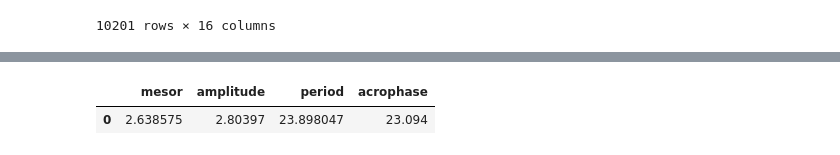
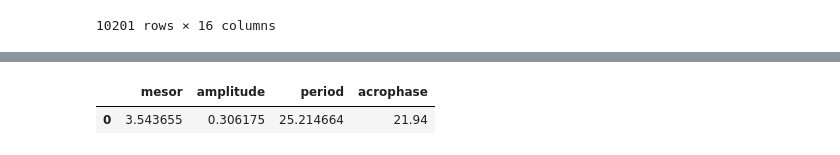
Before and after one commit to raffaelemazziotti/thermal_labeler, a Jupyter notebook: analysis_pd.ipynb, the cells around one changed output, grey strips where cells are left out. Drawn from its saved outputs; the diff is of its cells as text; code cells hidden in the pictures.

```diff
--- a/analysis_pd.ipynb
+++ b/analysis_pd.ipynb
@@ -312,0 +289,3 @@ plt.tight_layout()
+# %%
+data_min = sub.get_data(4)
+data_min
@@ -313,10 +306,10 @@ plt.tight_layout()
 # %%
 
-cos = Cosinor(data_min['distance'], 10+ (data_min.index/60),fs=60)
+cos = Cosinor(data_min['temp_rt_diff'], 10+ (data_min.index/60),fs=60)
 cos.components
 # %% [output]
 |  | mesor | amplitude | period | acrophase |
-| 0 | 2.638575 | 2.80397 | 23.898047 | 23.094 |
+| 0 | 3.543655 | 0.306175 | 25.214664 | 21.94 |
 # %%
 
 fig,ax = plt.subplots()
```
Also changed, not shown: parts of 8 cells of this notebook, 1 other file.
